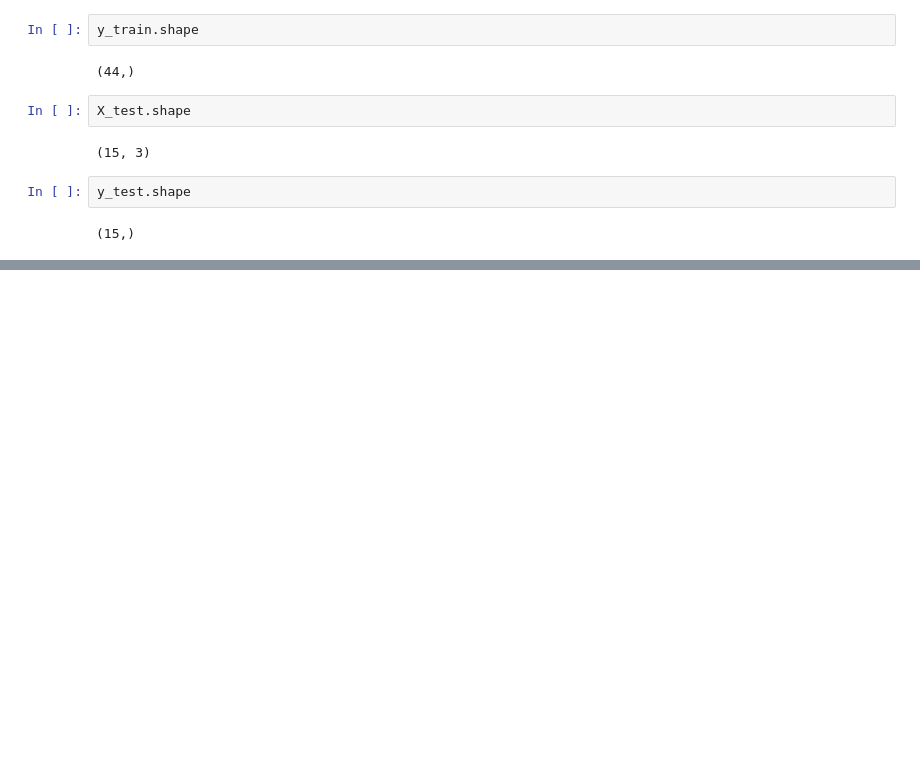
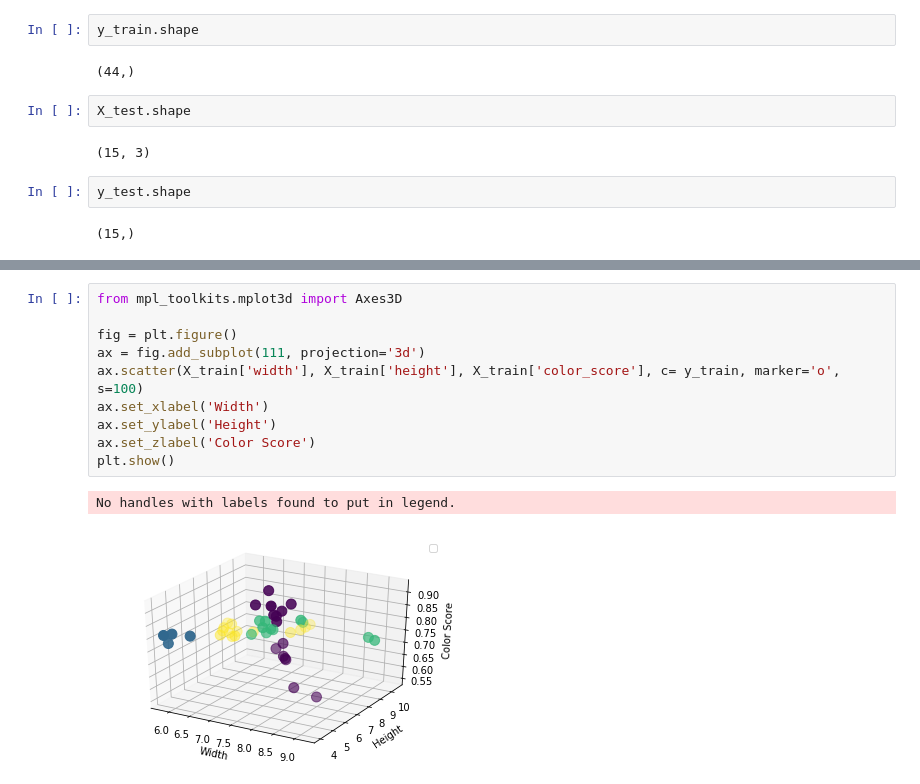
Before and after one commit to djaballah/Applied-Machine-Learning, a Jupyter notebook: module 1/module1-notebook.ipynb, the cells around one changed output, grey strips where cells are left out. Saved outputs shown, nothing was run; the diff lists cells and outputs as text; blank space fills up the shorter version.

```diff
--- a/module 1/module1-notebook.ipynb
+++ b/module 1/module1-notebook.ipynb
@@ -45,0 +55,13 @@ y_test.shape
+# %%
+from mpl_toolkits.mplot3d import Axes3D
+
+fig = plt.figure()
+ax = fig.add_subplot(111, projection='3d')
+ax.scatter(X_train['width'], X_train['height'], X_train['color_score'], c= y_train, marker='o', s=100)
+ax.set_xlabel('Width')
+ax.set_ylabel('Height')
+ax.set_zlabel('Color Score')
+plt.show()
+# %% [output]
+No handles with labels found to put in legend.
+[figure, added]
```
Also changed, not shown: parts of 3 cells of this notebook.
